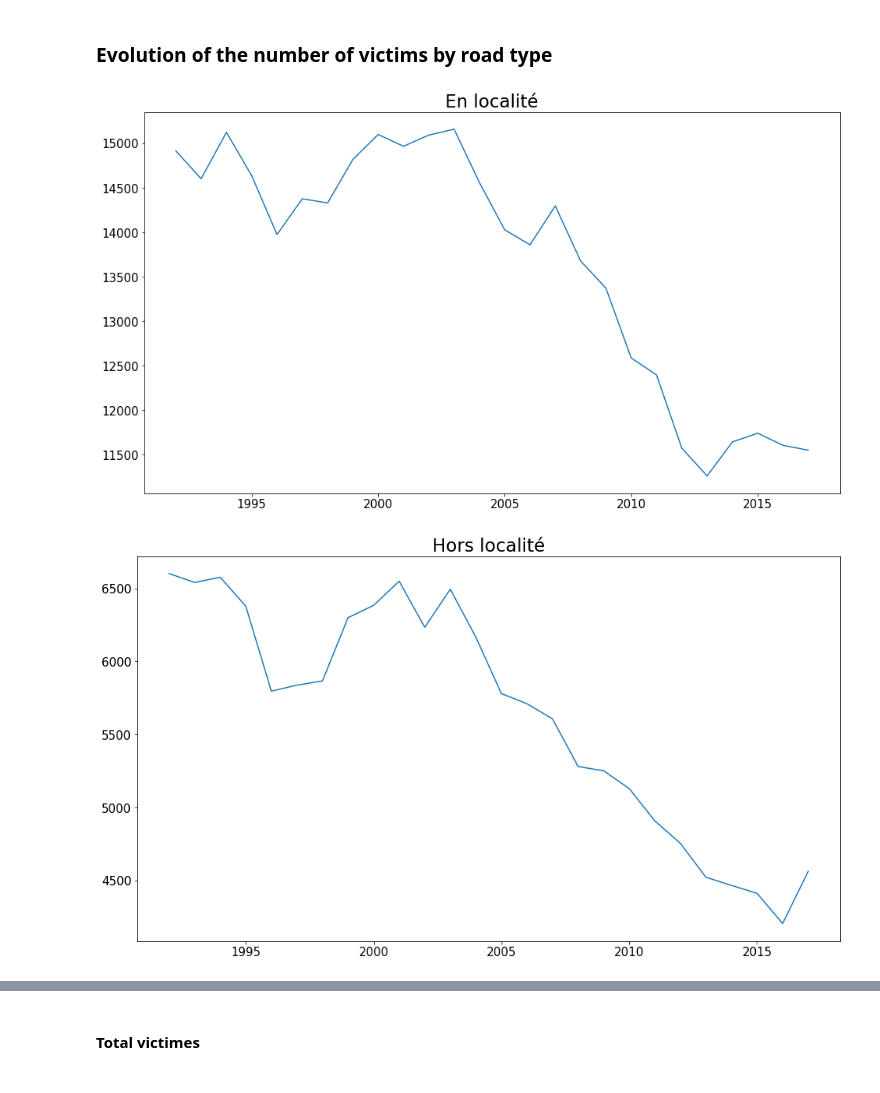
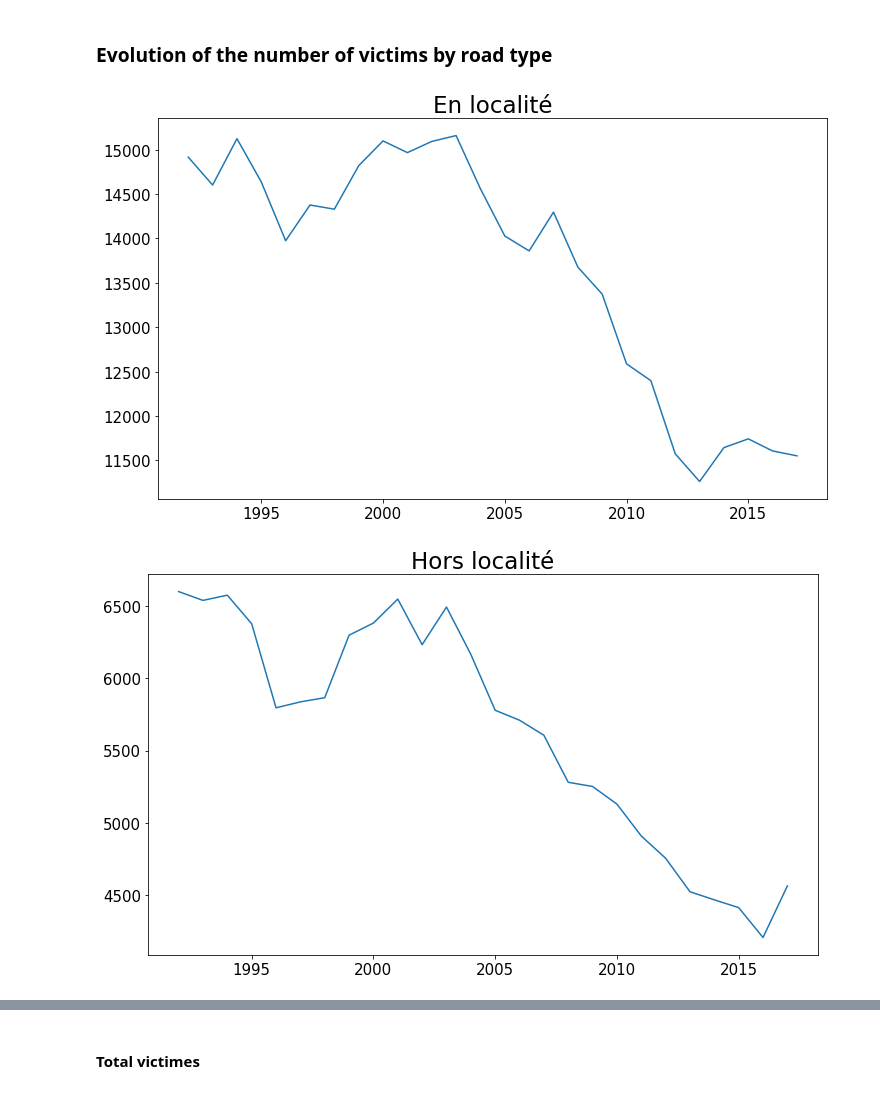
Before and after one commit to epfl-ada-2018/project-pizzafels, a Jupyter notebook: Working Notebooks/0. Correlations.ipynb, the cells around one changed output, grey strips where cells are left out. Drawn from its saved outputs; the diff is of its cells as text; code cells hidden in the pictures.

```diff
--- a/Working Notebooks/0. Correlations.ipynb
+++ b/Working Notebooks/0. Correlations.ipynb
@@ -98,7 +98,7 @@ victimes_gravite_ruralite = victimes_cantons.groupby(['gravite','ruralite'])\
 
 # Plot them
 for i in range(9):
-    plt.figure(figsize=(16,9))
+    plt.figure(figsize=(12,7))
     plt.title(victimes_gravite_ruralite.iloc[i*number_cantons_to_plot,1]+\
               ' et '+victimes_gravite_ruralite.iloc[i*number_cantons_to_plot,2],\
               fontsize=23)
@@ -130,7 +130,7 @@ for i in range(9):
 victimes_gravite = victimes_cantons.groupby(['gravite']).sum()
 
 for i in range(3):
-    plt.figure(figsize=(16,9))
+    plt.figure(figsize=(12,7))
     plt.plot(np.arange(1992,2018,1),victimes_gravite.iloc[i])
     plt.title(victimes_gravite.index[i], fontsize=23)
     plt.xticks(fontsize=15)
@@ -145,14 +145,14 @@ for i in range(3):
 # %%
 # Group the accidents by gravity
 victimes_ruralite = victimes_cantons.groupby(['ruralite']).sum()
 
 for i in range(3):
-    plt.figure(figsize=(16,9))
+    plt.figure(figsize=(12,7))
     plt.plot(np.arange(1992,2018,1),victimes_ruralite.iloc[i])
     plt.title(victimes_ruralite.index[i], fontsize=23)
     plt.xticks(fontsize=15)
     plt.yticks(fontsize=15)
     plt.show()
 # %% [output]
-[figure, old version]
+[figure, new version]
-[figure, old version]
+[figure, new version]
```
Also changed, not shown: parts of 33 cells of this notebook.
